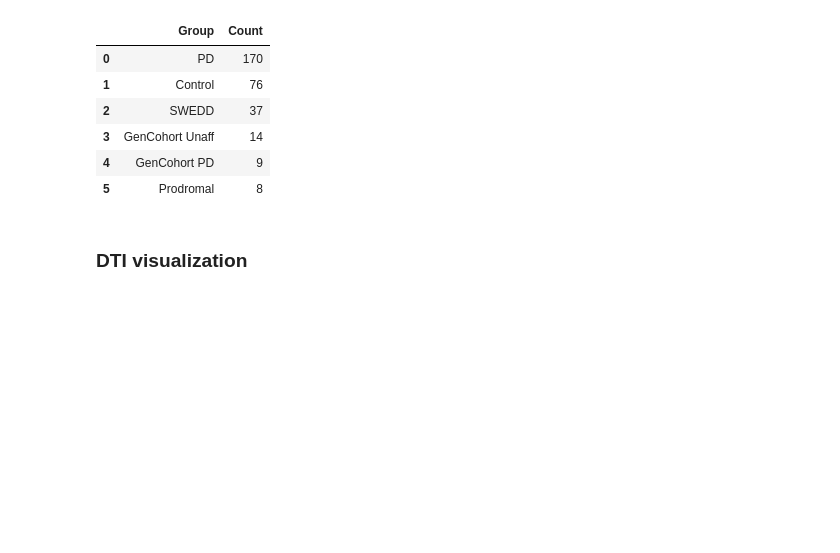
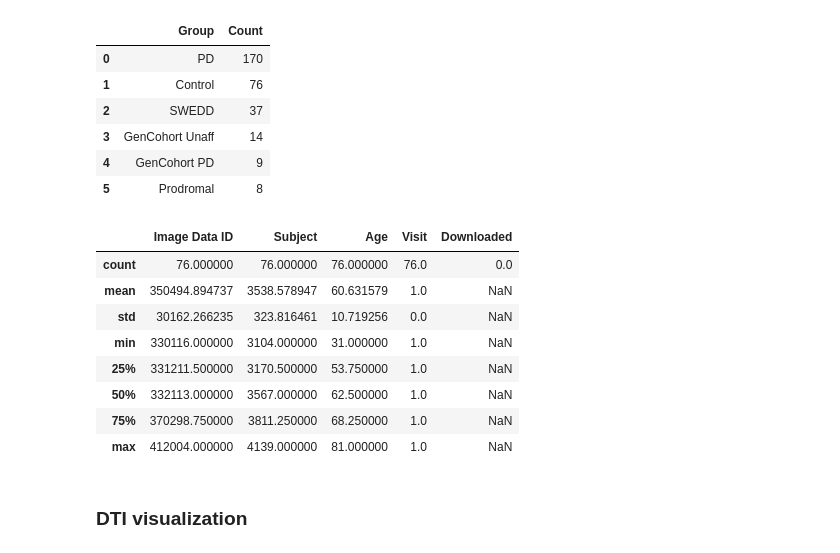
Before and after one commit to banctilrobitaille/PPMI-data-exploration, a Jupyter notebook: PPMI Data Exploration.ipynb, the cells around one changed output. Cells and saved outputs as stored; diff of their text form; code cells hidden in the pictures; blank space fills up the shorter version.

```diff
--- a/PPMI Data Exploration.ipynb
+++ b/PPMI Data Exploration.ipynb
@@ -160,6 +211,18 @@ dataFrame
 | 3 | GenCohort Unaff | 14 |
 | 4 | GenCohort PD | 9 |
 | 5 | Prodromal | 8 |
+# %%
+image_collection_dti_charac_df[(image_collection_dti_charac_df['Group'] == 'Control')].describe()
+# %% [output]
+|  | Image Data ID | Subject | Age | Visit | Downloaded |
+| count | 76.000000 | 76.000000 | 76.000000 | 76.0 | 0.0 |
+| mean | 350494.894737 | 3538.578947 | 60.631579 | 1.0 | NaN |
+| std | 30162.266235 | 323.816461 | 10.719256 | 0.0 | NaN |
+| min | 330116.000000 | 3104.000000 | 31.000000 | 1.0 | NaN |
+| 25% | 331211.500000 | 3170.500000 | 53.750000 | 1.0 | NaN |
+| 50% | 332113.000000 | 3567.000000 | 62.500000 | 1.0 | NaN |
+| 75% | 370298.750000 | 3811.250000 | 68.250000 | 1.0 | NaN |
+| max | 412004.000000 | 4139.000000 | 81.000000 | 1.0 | NaN |
 # %% [markdown]
 <h3>DTI visualization</h3>
 # %%
```
Also changed, not shown: parts of 7 cells of this notebook.
